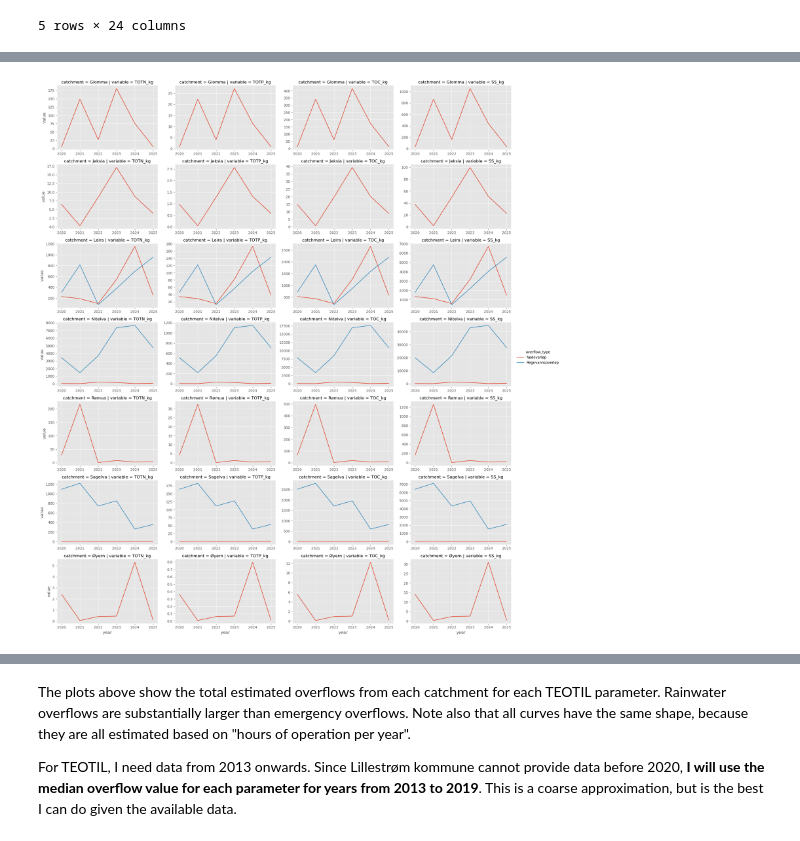
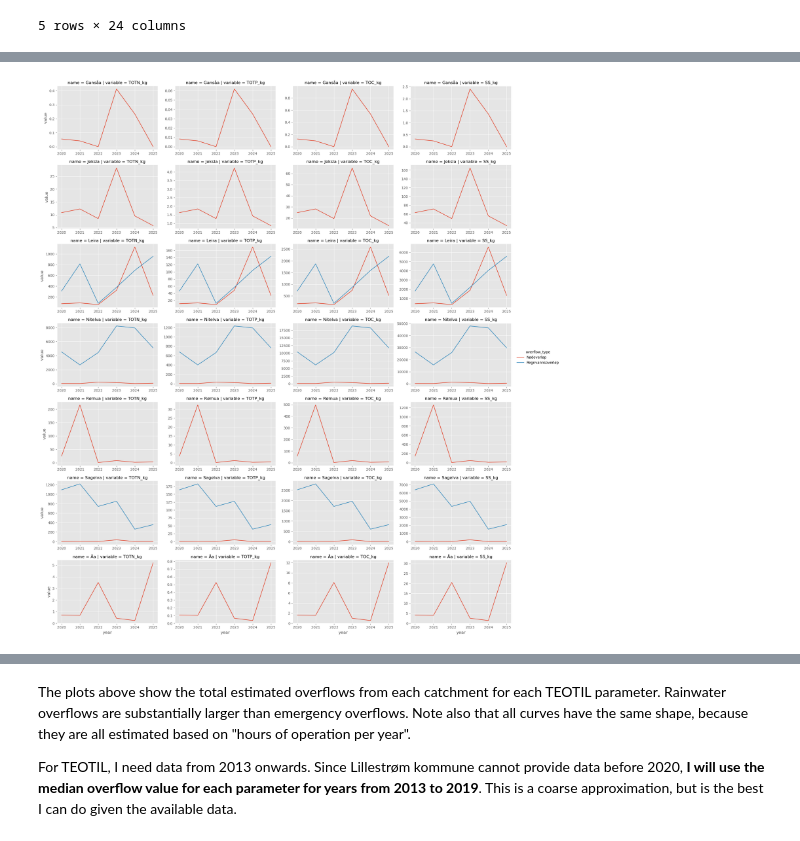
Before and after one commit to NIVANorge/teotil3_lillestrom, a Jupyter notebook: code/05_estimate_overflows_and_spredt.ipynb, the cells around one changed output, grey strips where cells are left out. Drawn from its saved outputs; the diff is of its cells as text; code cells hidden in the pictures.

```diff
--- a/code/05_estimate_overflows_and_spredt.ipynb
+++ b/code/05_estimate_overflows_and_spredt.ipynb
@@ -125,44 +244,15 @@ ov_df.head()
 # %%
-grp_cols = ["overflow_type", 'catchment', "year"]
-val_cols = [
-    "TOTN_kg",
-    # "DIN_kg",
-    # "TON_kg",
-    "TOTP_kg",
-    # "TDP_kg",
-    # "TPP_kg",
-    "TOC_kg",
-    "SS_kg",
-]
-grp_ov_df = (
-    ov_df[grp_cols + val_cols]
-    .groupby(grp_cols)
-    .sum(numeric_only=True)
-    .reset_index()
-    .melt(id_vars=grp_cols)
-)
-
 g = sb.relplot(
-    data=grp_ov_df,
+    data=cat_ov_df,
     x="year",
     y="value",
-    row='catchment',
+    row="name",
     col="variable",
     hue="overflow_type",
-    # col_wrap=3,
     kind="line",
     facet_kws={"sharex": False, "sharey": False},
     height=3.2,
     aspect=1.5,
 )
-
-# # Fix y-limits
-# ncols = 3
-# for start in range(0, len(g.axes.flat), ncols):
-#     row_axes = g.axes.flat[start : start + ncols]
-#     ymin = min(ax.get_ylim()[0] for ax in row_axes)
-#     ymax = max(ax.get_ylim()[1] for ax in row_axes)
-#     for ax in row_axes:
-#         ax.set_ylim(ymin, ymax)
 # %% [output]
-[figure, old version]
+[figure, new version]
```
Also changed, not shown: parts of 8 cells of this notebook, 16 other files.
